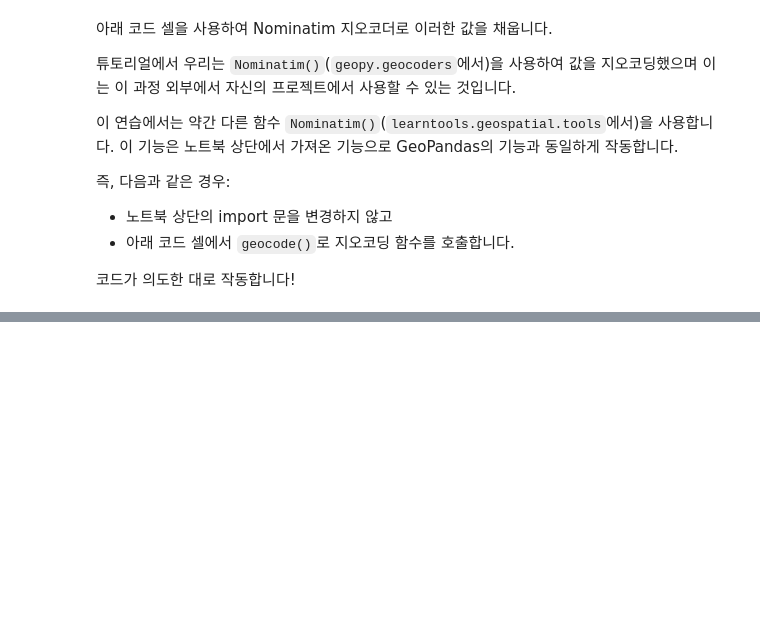
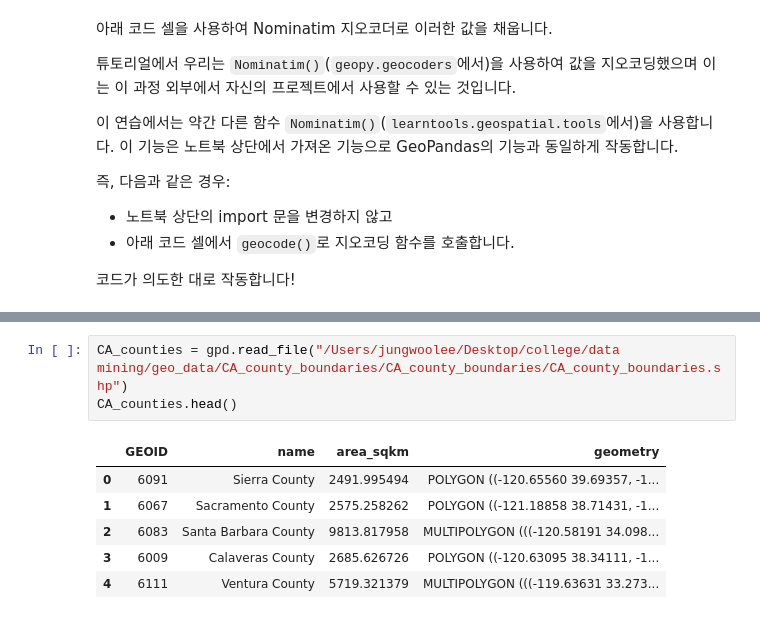
Before and after one commit to ljw02220/blog, a Jupyter notebook: data_mining/starbucks/starbucks.ipynb, the cells around one changed output, grey strips where cells are left out. Cells and saved outputs as stored; diff of their text form; blank space fills up the shorter version.

```diff
--- a/data_mining/starbucks/starbucks.ipynb
+++ b/data_mining/starbucks/starbucks.ipynb
@@ -108,0 +128,10 @@ ConfigurationError: Using Nominatim with default or sample `user_agent` "geopy/2
+# %%
+CA_counties = gpd.read_file("/Users/jungwoolee/Desktop/college/data mining/geo_data/CA_county_boundaries/CA_county_boundaries/CA_county_boundaries.shp")
+CA_counties.head()
+# %% [output]
+|  | GEOID | name | area_sqkm | geometry |
+| 0 | 6091 | Sierra County | 2491.995494 | POLYGON ((-120.65560 39.69357, -1... |
+| 1 | 6067 | Sacramento County | 2575.258262 | POLYGON ((-121.18858 38.71431, -1... |
+| 2 | 6083 | Santa Barbara County | 9813.817958 | MULTIPOLYGON (((-120.58191 34.098... |
+| 3 | 6009 | Calaveras County | 2685.626726 | POLYGON ((-120.63095 38.34111, -1... |
+| 4 | 6111 | Ventura County | 5719.321379 | MULTIPOLYGON (((-119.63631 33.273... |
```
Also changed, not shown: parts of 20 cells of this notebook, 11 other files.
